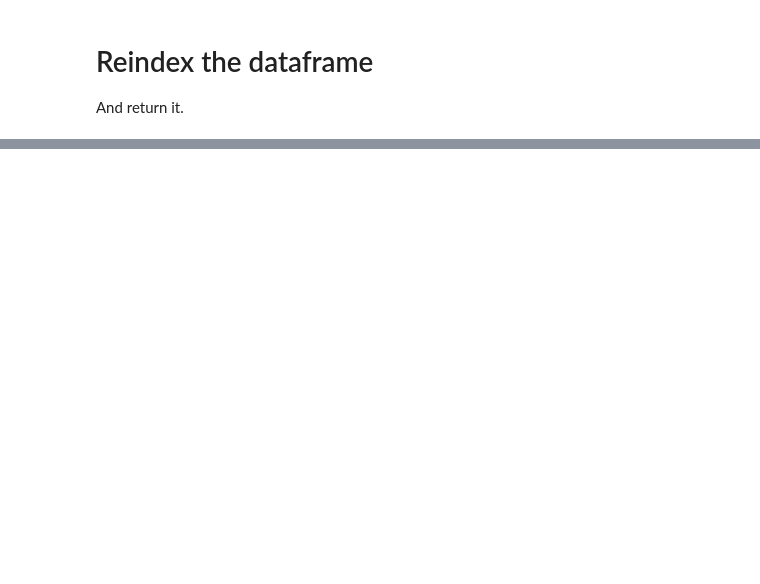
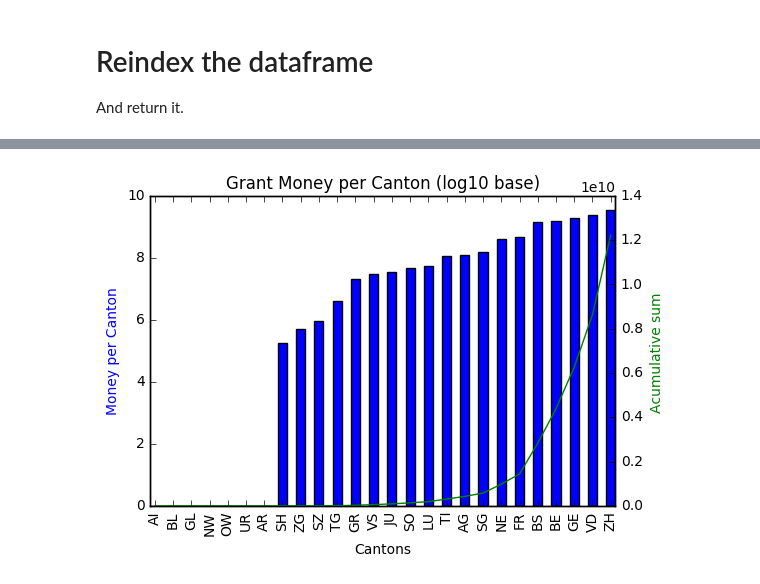
Before and after one commit to Josele/Homework, a Jupyter notebook: 03 - Interactive Viz/Interactive Viz.ipynb, the cells around one changed output, grey strips where cells are left out. Drawn from its saved outputs; the diff is of its cells as text; code cells hidden in the pictures; blank space fills up the shorter version.

```diff
--- a/03 - Interactive Viz/Interactive Viz.ipynb
+++ b/03 - Interactive Viz/Interactive Viz.ipynb
@@ -149,0 +175,19 @@ df_group_aux
+# %%
+# obtain a table smaller for the map, is easier to operate with it.
+map_df=df_group_aux.loc[:,['Approved Amount','CANTON']]
+# We obtain the total amount assigned to each canton
+map_df=map_df.groupby(['CANTON']).sum()
+# We need to change this !!!!!!!!!!!!!
+map_df.loc['UR']=np.array([1])
+map_df.loc['OW']=np.array([1])
+map_df.loc['NW']=np.array([1])
+map_df.loc['GL']=np.array([1])
+map_df.loc['BL']=np.array([1])
+map_df.loc['AR']=np.array([1])
+map_df.loc['OW']=np.array([1])
+map_df.loc['AI']=np.array([1])
+map_df=map_df.sort_values(['Approved Amount'], ascending=[1])
+map_df_log=1.* np.log10(map_df['Approved Amount'])
+map_df_log
+# We don't want CANTON as the index more.
+# map_df.reset_index(level=0, inplace=True)
@@ -170,0 +235,30 @@ map_2
+# %%
+# We save the plot in a variable for been able to work with it later.
+myplot=map_df_log.plot(kind='bar',title='Grant Money per Canton (log10 base)')
+myplot.set_xlabel('Cantons')
+myplot.set_ylabel('Money per Canton',color='b')
+
+t2=np.arange(0,map_df.size,1)
+# multiple axes
+ax2 = myplot.twinx()
+# plot the cumsum of the Grant Money per Canton.
+ax2.plot(t2,np.cumsum(map_df) , 'g-')
+ax2.set_ylabel('Acumulative sum ', color='g')
+plt.show()
+
+#t=pd.Series(map_df.index)
+#plt.xticks(t2, t)
+
+#pd.Series(np.cumsum(map_df),index=pd.Series(map_df.index))
+#fig, ax1 = plt.subplots()
+
+#ax1.plot(t2, map_df.values, '')
+#ax1.set_xlabel('Cantons')
+#ax1.set_ylabel('Money', color='b')
+#ax2 = ax1.twinx()
+#ax2.plot(t2,pd.Series(np.cumsum(map_df)) , 'b-')
+#ax2.set_ylabel('sin', color='r')
+#plt.xticks(t2, t)
+#plt.show()
+# %% [output]
+[figure, added]
```
Also changed, not shown: parts of 11 cells of this notebook, 2 other files.
